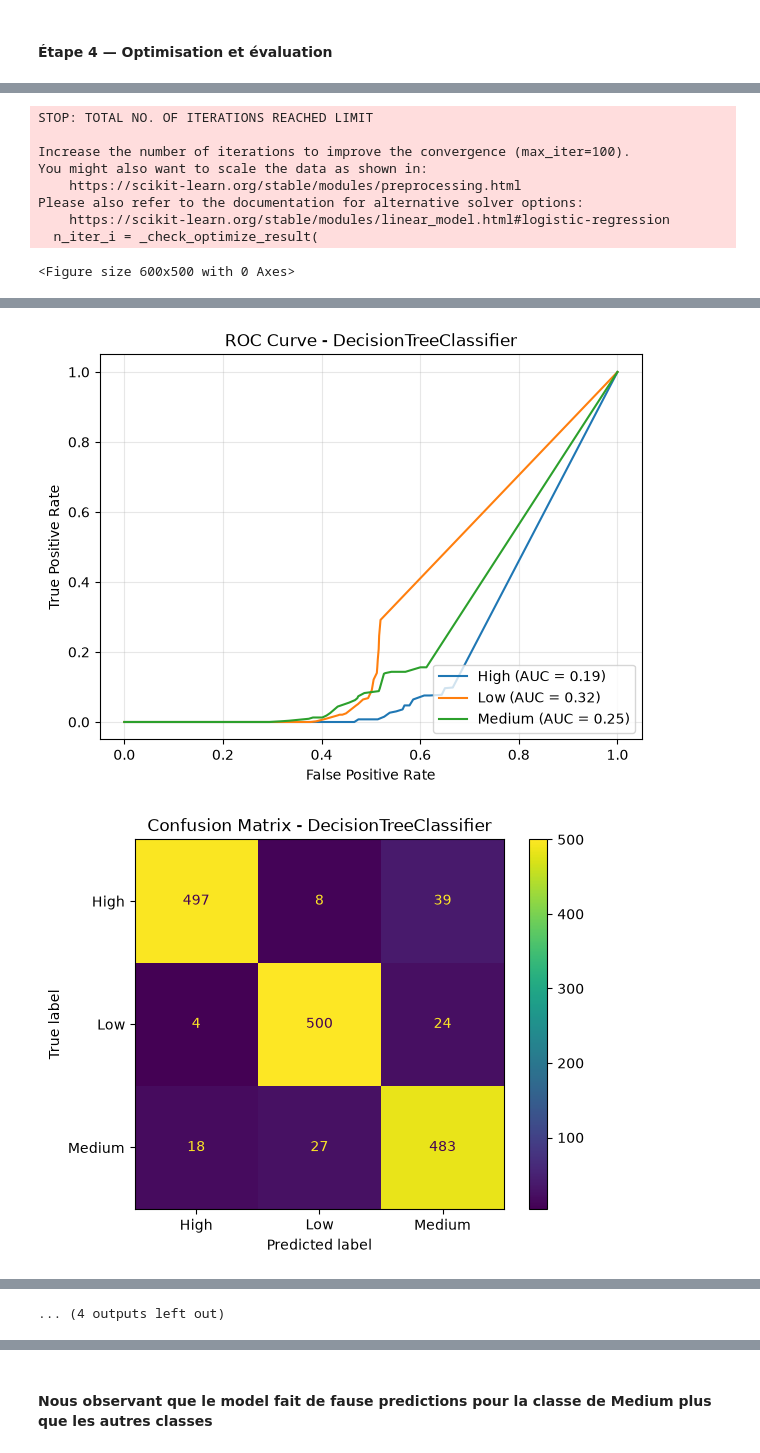
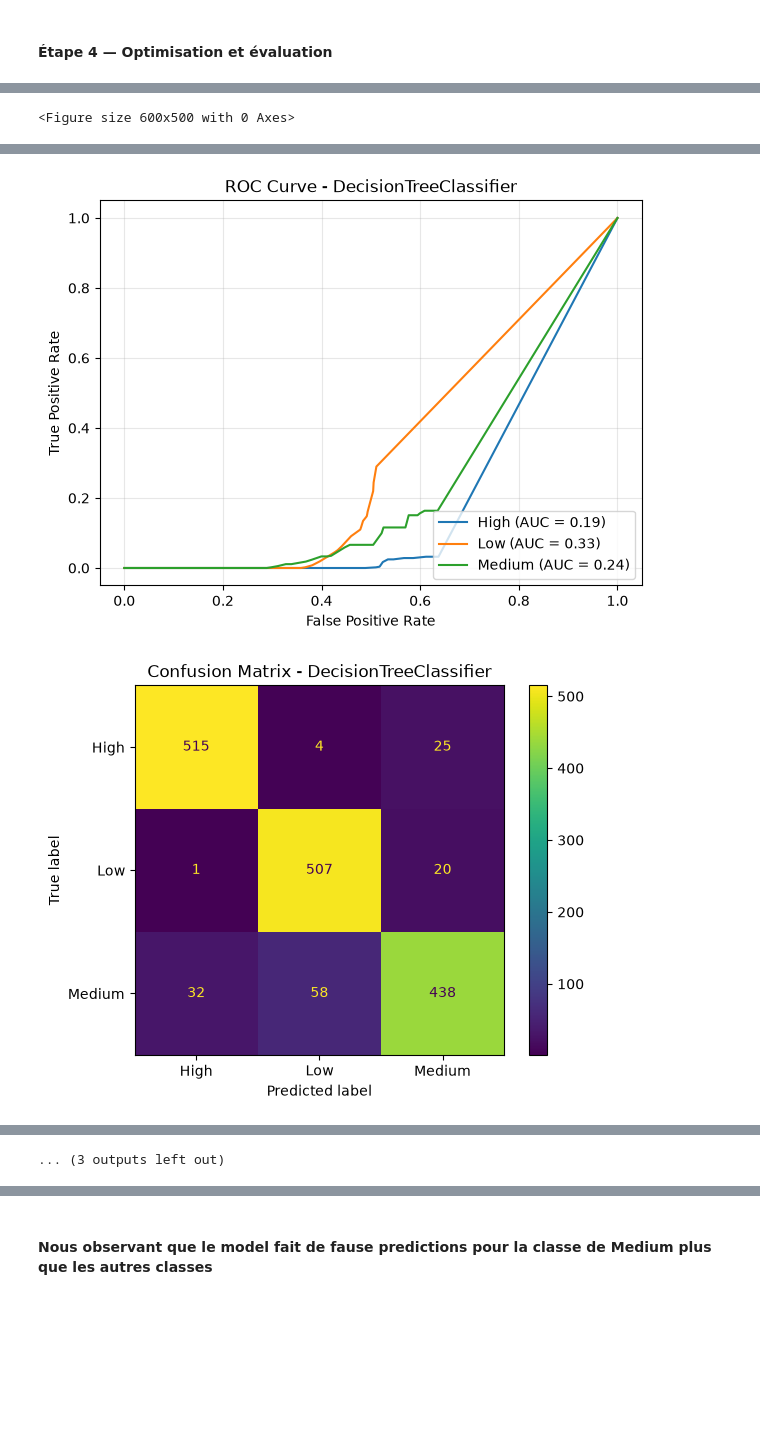
Before and after one commit to NohailaAitHammad/Student_Mental_Health, a Jupyter notebook: notebooks/exploration.ipynb, the cells around one changed output, grey strips where cells are left out. Saved outputs shown, nothing was run; the diff lists cells and outputs as text; code cells hidden in the pictures; blank space fills up the shorter version.

```diff
--- a/notebooks/exploration.ipynb
+++ b/notebooks/exploration.ipynb
@@ -582,7 +584,9 @@ models_with_params = {
             LogisticRegression(max_iter=100, random_state=42),
             {
                   'classificator__fit_intercept' : [True, False],
-                  'classificator__positive' : [True, False]
+                  'classificator__l1_ratio' : [0.0],
+                  'classificator__solver': ['saga'],
+                  'classificator__max_iter': [10, 50],
             }),
       "DecisionTreeClassifier" : (
             DecisionTreeClassifier(max_depth=10, random_state=42),
@@ -595,13 +599,14 @@ models_with_params = {
             {
                   'classificator__n_estimators' : [10, 100, 200],
                   'classificator__max_depth' : [None, 5, 10, 20, 30],
-                  'classificator__min_smiples_split' : [2, 5, 10],
+                  'classificator__min_samples_split' : [2, 5, 10],
+                  'classificator__criterion' : ["gini", "entropy"]
             }),
       "SVC" : (
             SVC(kernel='linear', probability=True),
             {
                   'classificator__C' : [0.1, 1],
-                  'classificator__epsilon' : [0.01, 0.1, 1],
+                  'classificator__gamma' : ['scale', 'auto'],
                   'classificator__kernel' : ['linear', 'poly', 'rbf'],
             })
 }
@@ -617,25 +622,28 @@ y_train_bin = label_binarize(y_train, classes=classes)
 plt.figure(figsize=(6,5))
 
 colors = ['orange','red','green']
-for model_name, (model, params) in models.items():
+for model_name, (model, params) in models_with_params.items():
       pipe = Pipeline([
       ('preproces', features_preprocessor),
       ('classificator', model)
       ])
-      pipe.fit(X_train, y_train)
+      gs = GridSearchCV(estimator=pipe, param_grid=params, cv=5, scoring='f1_macro', n_jobs=-1)
+      gs.fit(X_train, y_train)
+      best_estimator = gs.best_estimator_
+
       # print(f"{model_name} : {pipeline.score(X_train, y_train)}")
-      y_pred = pipe.predict(X_train)
+      y_pred = best_estimator.predict(X_train)
       # Probabilités pour chaque classe
-      y_score = pipe.predict_proba(X_train)
+      y_score = best_estimator.predict_proba(X_train)
 
       # Vérification de l'ordre des classes
-      print(model_name, pipe.classes_)
+      print(model_name, best_estimator.classes_)
 
       # Calcul du ROC-AUC multiclasse
       roc_auc_macro = roc_auc_score(
             y_train,
             y_score,
-            labels=pipe.classes_,
+            labels=best_estimator.classes_,
             multi_class='ovr',
             average='macro'
       )
@@ -645,7 +653,7 @@ for model_name, (model, params) in models.items():
 
       auc_per_class = {}
 
-      for i, class_name in enumerate(pipe.classes_):
+      for i, class_name in enumerate(best_estimator.classes_):
 
             fpr, tpr, thresholds = roc_curve(
                   y_train_bin[:, i],
@@ -681,8 +689,8 @@ for model_name, (model, params) in models.items():
       ConfusionMatrixDisplay.from_predictions(
             y_train,
             y_pred,
-            labels=pipe.classes_,
-            display_labels=pipe.classes_
+            labels=best_estimator.classes_,
+            display_labels=best_estimator.classes_
       )
 
       plt.title(f'Confusion Matrix - {model_name}')
@@ -694,7 +702,7 @@ for model_name, (model, params) in models.items():
       # Résultats
       results_Grid_Search.append({
             'model_name': model_name,
-            'model' : pipe,
+            'model' : best_estimator,
             'accuracy': accuracy_score(y_train, y_pred),
             'recall_macro': recall_score(
                   y_train, y_pred, average='macro'
@@ -719,12 +727,4 @@ for model_name, (model, params) in models.items():
       )
 # %% [output]
 LogisticRegression ['High' 'Low' 'Medium']
-STOP: TOTAL NO. OF ITERATIONS REACHED LIMIT
-
-Increase the number of iterations to improve the convergence (max_iter=100).
-You might also want to scale the data as shown in:
-    https://scikit-learn.org/stable/modules/preprocessing.html
-Please also refer to the documentation for alternative solver options:
-    https://scikit-learn.org/stable/modules/linear_model.html#logistic-regression
-  n_iter_i = _check_optimize_result(
+<Figure size 600x500 with 0 Axes>
-<Figure size 600x500 with 0 Axes>
@@ -752,2 +752,2 @@ DecisionTreeClassifier ['High' 'Low' 'Medium']
-[figure, old version]
+[figure, new version]
-[figure, old version]
+[figure, new version]
@@ -790,4 +791,4 @@ weighted avg       0.95      0.95      0.95      1600
-... (4 outputs left out)
+... (3 outputs left out)
 # %%
 y_test_predict = results_Grid_Search_df.iloc[0]['model'].predict(X_test)
 # %%
```
Also changed, not shown: parts of 3 cells of this notebook, 1 other file.
